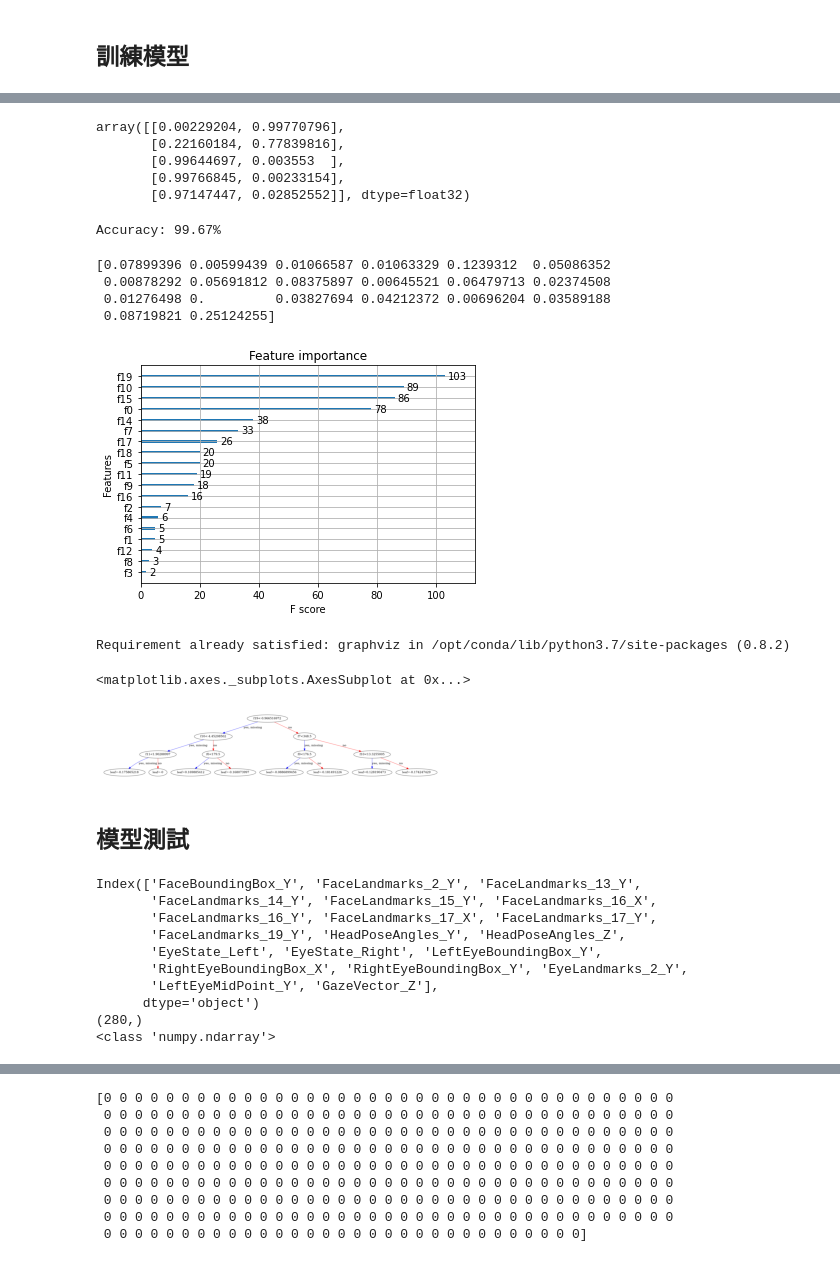
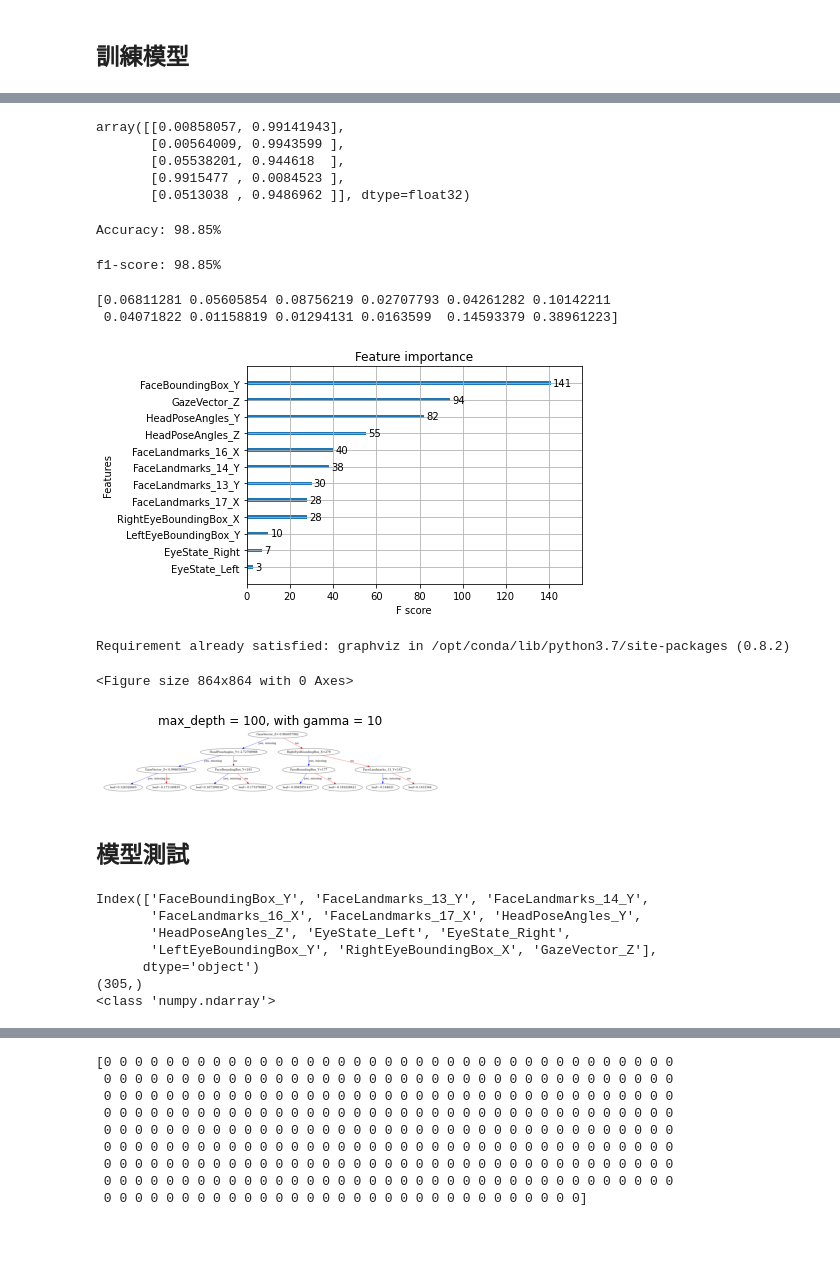
Before and after one commit to Larry-lz-Luo/AIA2023Group5_FacialEngagementDetection, a Jupyter notebook: ModelCode/scene2_XGBoost_Normalized.ipynb, the cells around one changed output, grey strips where cells are left out. Cells and saved outputs as stored; diff of their text form; code cells hidden in the pictures.

```diff
--- a/ModelCode/scene2_XGBoost_Normalized.ipynb
+++ b/ModelCode/scene2_XGBoost_Normalized.ipynb
@@ -48,7 +51,12 @@ print(df_train.shape)
 # %%
 def FaceLandmarksPreprocessing(df_data, verbose = False):
     for col_name in df_data.columns.to_list():
-        if col_name.find('FaceLandmarks_') == 0:
+        if col_name.find('FaceLandmarks_') == 0 or \
+        col_name.find('EyeLandmarks_') == 0 or \
+        col_name.find('LeftEyeBoundingBox_') == 0 or \
+        col_name.find('RightEyeBoundingBox_') == 0 or \
+        col_name.find('LeftEyeMidPoint_') == 0 or \
+        col_name.find('RightEyeMidPoint_') == 0:
             if col_name.find('_X') == len(col_name) - 2:
                 df_data[col_name] = df_data[col_name] - df_data['FaceBoundingBox_X']
                 if verbose:
@@ -135,8 +163,10 @@ col_positive = ['HeadPoseAngles_Z', 'EyeState_Right', 'FaceLandmarks_17_X', 'Fac
 
 ## 負相關特徵
 col_negative = ['FaceBoundingBox_Y', 'GazeVector_Z', 'HeadPoseAngles_Y', 'FaceLandmarks_14_Y', 'LeftEyeBoundingBox_Y',
-               'FaceLandmarks_13_Y', 'FaceLandmarks_15_Y', 'FaceLandmarks_16_Y', 'FaceLandmarks_19_Y', 'FaceLandmarks_17_Y',
-               'FaceLandmarks_2_Y', 'EyeLandmarks_2_Y', 'LeftEyeMidPoint_Y', 'RightEyeBoundingBox_Y']
+               'FaceLandmarks_13_Y']
+# col_negative = ['FaceBoundingBox_Y', 'GazeVector_Z', 'HeadPoseAngles_Y', 'FaceLandmarks_14_Y', 'LeftEyeBoundingBox_Y',
+#                'FaceLandmarks_13_Y', 'FaceLandmarks_15_Y', 'FaceLandmarks_16_Y', 'FaceLandmarks_19_Y', 'FaceLandmarks_17_Y',
+#                'FaceLandmarks_2_Y', 'EyeLandmarks_2_Y', 'LeftEyeMidPoint_Y', 'RightEyeBoundingBox_Y']
 
 ## 所有重要特徵－正相關特徵 + 負相關特徵
 col_reserved = []
@@ -233,5 +254,5 @@ Numpy training datatype: float64
 # %%
-x_train, x_valid, y_train, y_valid = train_test_split(npa_train, y, test_size=0.25, random_state = 17, stratify = y)
+x_train, x_valid, y_train, y_valid = train_test_split(df_train, y, test_size=0.25, random_state = 17, stratify = y)
 # %% [markdown]
 ## 訓練模型
 # %%
@@ -277,33 +298,37 @@ XGBClassifier(base_score=0.5, booster='gbtree', colsample_bylevel=1,
 y_pred = model.predict_proba(x_valid)
 y_pred[:5]
 # %% [output]
-array([[0.00229204, 0.99770796],
-       [0.22160184, 0.77839816],
-       [0.99644697, 0.003553  ],
-       [0.99766845, 0.00233154],
-       [0.97147447, 0.02852552]], dtype=float32)
+array([[0.00858057, 0.99141943],
+       [0.00564009, 0.9943599 ],
+       [0.05538201, 0.944618  ],
+       [0.9915477 , 0.0084523 ],
+       [0.0513038 , 0.9486962 ]], dtype=float32)
 # %%
 # we use model.predict to get the label
 y_pred = model.predict(x_valid)
 accuracy = accuracy_score(y_valid, y_pred)
 print("Accuracy: %.2f%%" % (accuracy * 100.0))
 # %% [output]
-Accuracy: 99.67%
+Accuracy: 98.85%
+# %%
+# f1-score
+accuracy_f1 = f1_score(y_valid, y_pred)
+print("f1-score: %.2f%%" % (accuracy * 100.0))
+# %% [output]
+f1-score: 98.85%
 # %%
 # we can show the feature importances for our features
 print(model.feature_importances_)
 # %% [output]
-[0.07899396 0.00599439 0.01066587 0.01063329 0.1239312  0.05086352
- 0.00878292 0.05691812 0.08375897 0.00645521 0.06479713 0.02374508
- 0.01276498 0.         0.03827694 0.04212372 0.00696204 0.03589188
- 0.08719821 0.25124255]
+[0.06811281 0.05605854 0.08756219 0.02707793 0.04261282 0.10142211
+ 0.04071822 0.01158819 0.01294131 0.0163599  0.14593379 0.38961223]
 # %%
 # import the plot_importance function to visualize the feature importance
 from xgboost import plot_importance
 plot_importance(model)
 plt.show()
 # %% [output]
-[figure, old version]
+[figure, new version]
 # %%
 !pip install graphviz
 # %% [output]
@@ -311,13 +336,14 @@ Requirement already satisfied: graphviz in /opt/conda/lib/python3.7/site-package
 # %%
 from xgboost import plot_tree
 from matplotlib.pylab import rcParams
 
+plt.figure(figsize=(12,12))
 plot_tree(model, num_trees = 1)
-# plt.title("max_depth = 100, with gamma = 10")
-# plt.savefig("tree_with_max_depth_gamma", dpi = 700)
+plt.title("max_depth = 100, with gamma = 10")
+plt.savefig("plot_tree_xgboost_norm", dpi = 300)
 # %% [output]
-<matplotlib.axes._subplots.AxesSubplot at 0x...>
+<Figure size 864x864 with 0 Axes>
-[figure, old version]
+[figure, new version]
 # %% [markdown]
 ## 模型測試
 # %%
@@ -329,20 +356,16 @@ df_test = ReserveImportColumns(df_test, col_reserved)
 # test, _ = data_preprocessing(df_test, train=False, sc=train_sc)
 # %%
 print(df_test.columns)
-npa_test = df_test.to_numpy()
-pred = model.predict(npa_test)
+pred = model.predict(df_test)
 print(pred.shape)
 print(type(pred))
 # %% [output]
-Index(['FaceBoundingBox_Y', 'FaceLandmarks_2_Y', 'FaceLandmarks_13_Y',
-       'FaceLandmarks_14_Y', 'FaceLandmarks_15_Y', 'FaceLandmarks_16_X',
-       'FaceLandmarks_16_Y', 'FaceLandmarks_17_X', 'FaceLandmarks_17_Y',
-       'FaceLandmarks_19_Y', 'HeadPoseAngles_Y', 'HeadPoseAngles_Z',
-       'EyeState_Left', 'EyeState_Right', 'LeftEyeBoundingBox_Y',
-       'RightEyeBoundingBox_X', 'RightEyeBoundingBox_Y', 'EyeLandmarks_2_Y',
-       'LeftEyeMidPoint_Y', 'GazeVector_Z'],
+Index(['FaceBoundingBox_Y', 'FaceLandmarks_13_Y', 'FaceLandmarks_14_Y',
+       'FaceLandmarks_16_X', 'FaceLandmarks_17_X', 'HeadPoseAngles_Y',
+       'HeadPoseAngles_Z', 'EyeState_Left', 'EyeState_Right',
+       'LeftEyeBoundingBox_Y', 'RightEyeBoundingBox_X', 'GazeVector_Z'],
       dtype='object')
-(280,)
+(305,)
 <class 'numpy.ndarray'>
 # %%
 print(pred)
```
Also changed, not shown: parts of 18 cells of this notebook, 3 other files.
